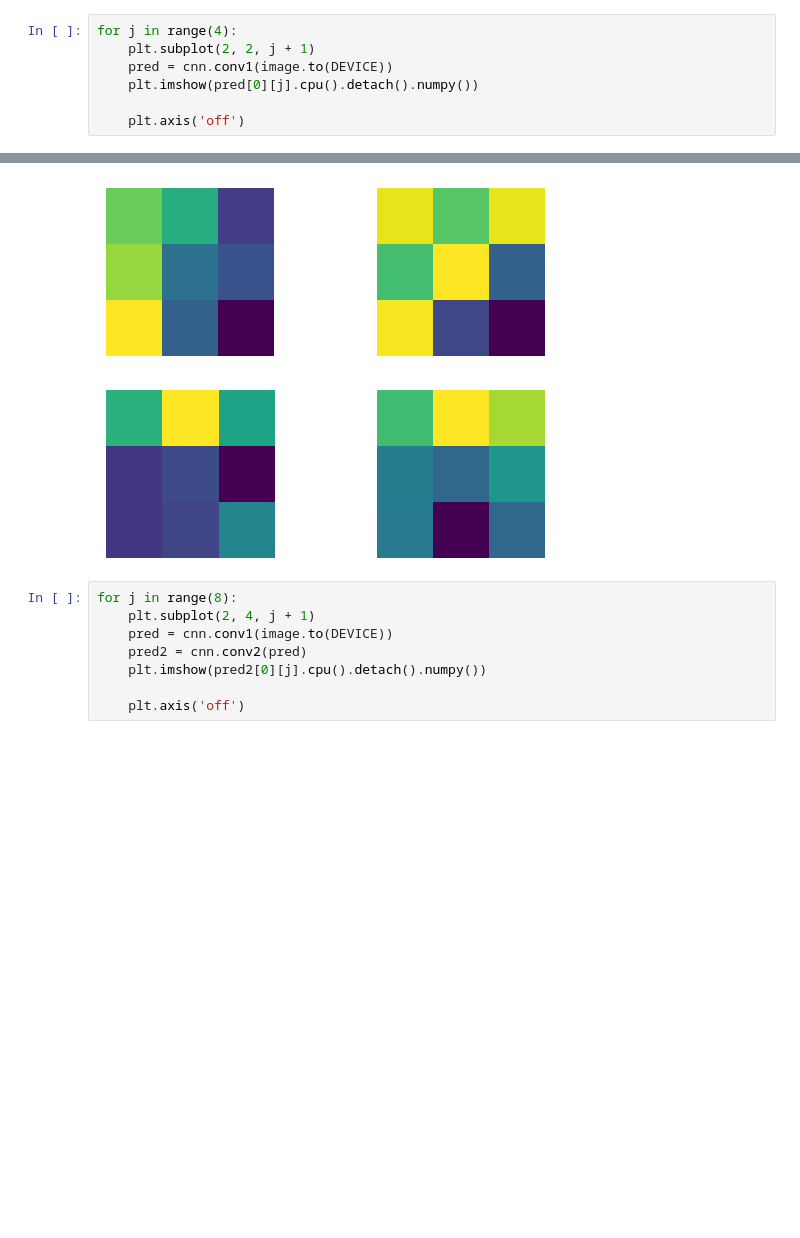
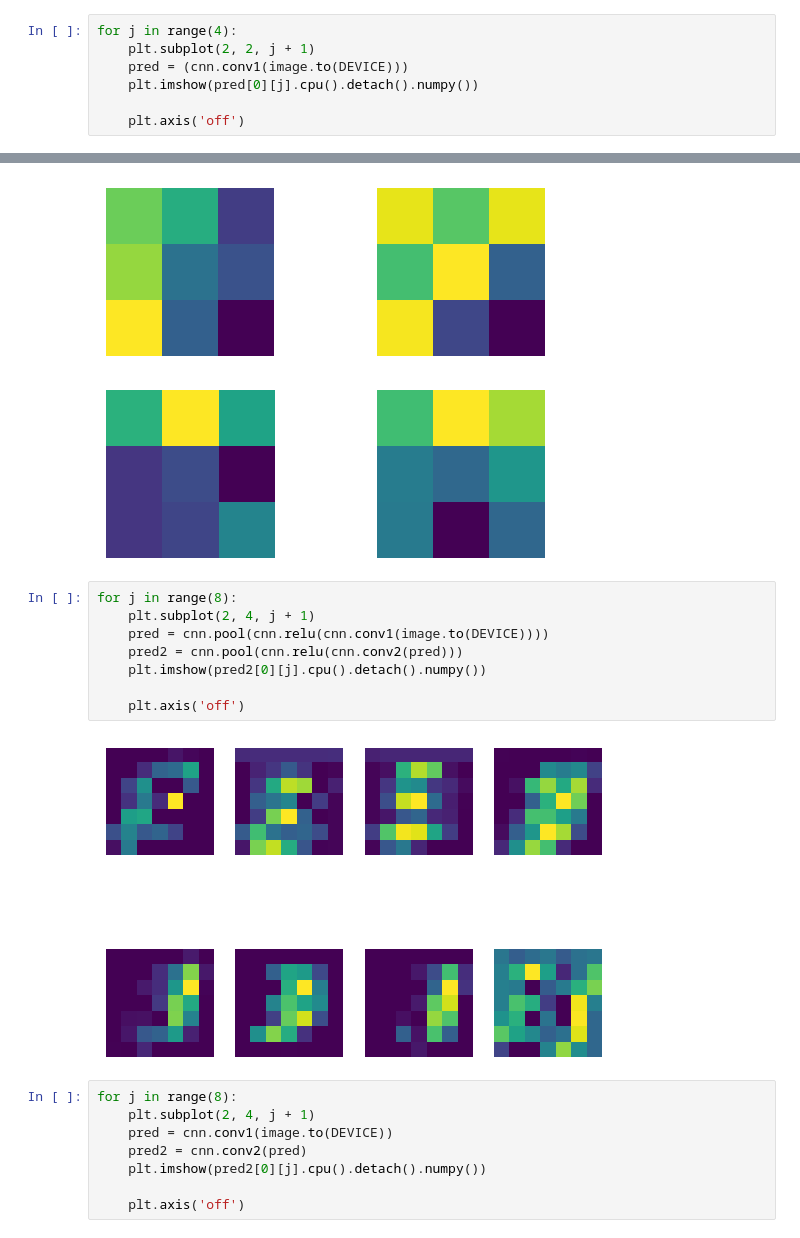
Before and after one commit to EricJahns/CNNvsFCC, a Jupyter notebook: main.ipynb, the cells around one changed output, grey strips where cells are left out. Drawn from its saved outputs; the diff is of its cells as text; blank space fills up the shorter version.

```diff
--- a/main.ipynb
+++ b/main.ipynb
@@ -306,7 +315,7 @@ plt.imshow(image.cpu().numpy()[0][0])
 # %%
 for j in range(4):
     plt.subplot(2, 2, j + 1)
-    pred = cnn.conv1(image.to(DEVICE))
+    pred = (cnn.conv1(image.to(DEVICE)))
     plt.imshow(pred[0][j].cpu().detach().numpy())
 
     plt.axis('off')
@@ -321,6 +330,16 @@ plt.plot()
 # %% [output]
 []
 [figure]
+# %%
+for j in range(8):
+    plt.subplot(2, 4, j + 1)
+    pred = cnn.pool(cnn.relu(cnn.conv1(image.to(DEVICE))))
+    pred2 = cnn.pool(cnn.relu(cnn.conv2(pred)))
+    plt.imshow(pred2[0][j].cpu().detach().numpy())
+
+    plt.axis('off')
+# %% [output]
+[figure, added]
 # %%
 for j in range(8):
     plt.subplot(2, 4, j + 1)
```
Also changed, not shown: parts of 3 cells of this notebook.
